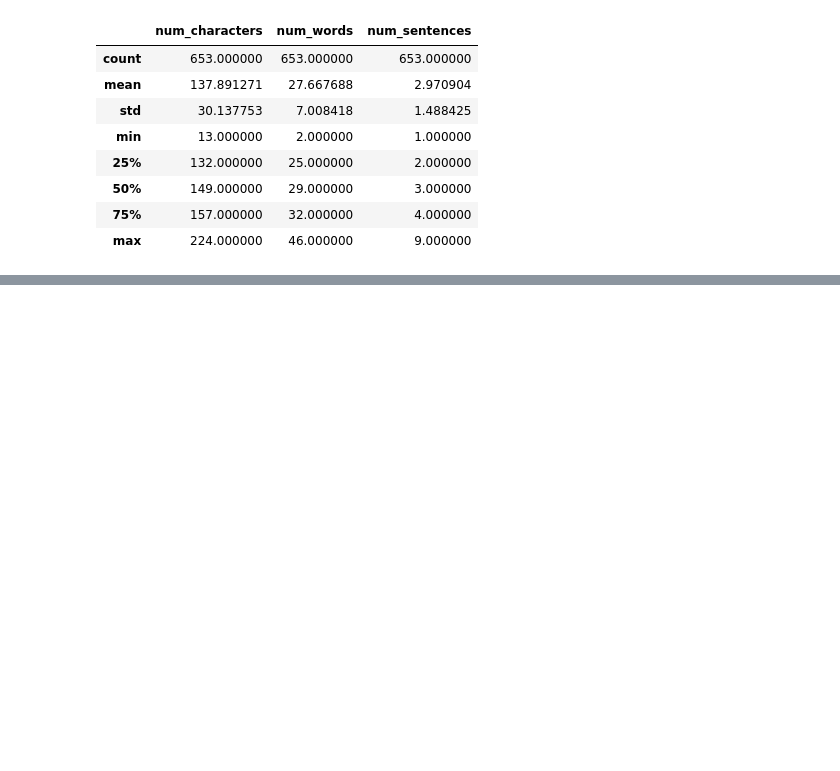
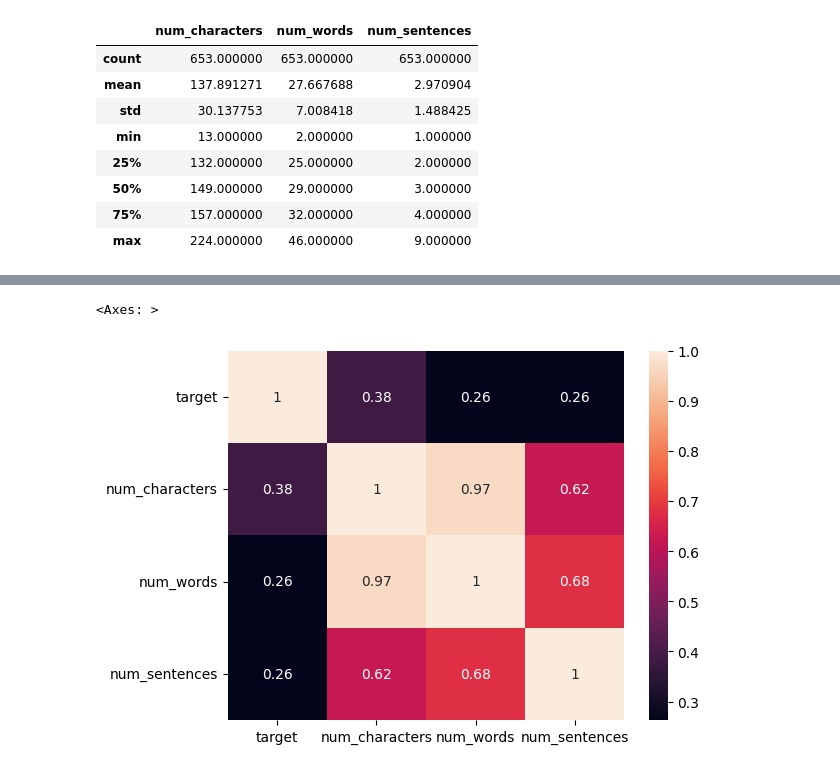
Before and after one commit to vansismishra/Spam-SMS-Detection, a Jupyter notebook: Spam_SMS_Detection.ipynb, the cells around one changed output, grey strips where cells are left out. Saved outputs shown, nothing was run; the diff lists cells and outputs as text; code cells hidden in the pictures; blank space fills up the shorter version.

```diff
--- a/Spam_SMS_Detection.ipynb
+++ b/Spam_SMS_Detection.ipynb
@@ -234,0 +259,5 @@ sns.histplot(df[df['target']==1]['num_characters'],color='red')
+# %%
+sns.heatmap(df.corr(),annot=True)
+# %% [output]
+<Axes: >
+[figure, added]
```
Also changed, not shown: parts of 31 cells of this notebook.
